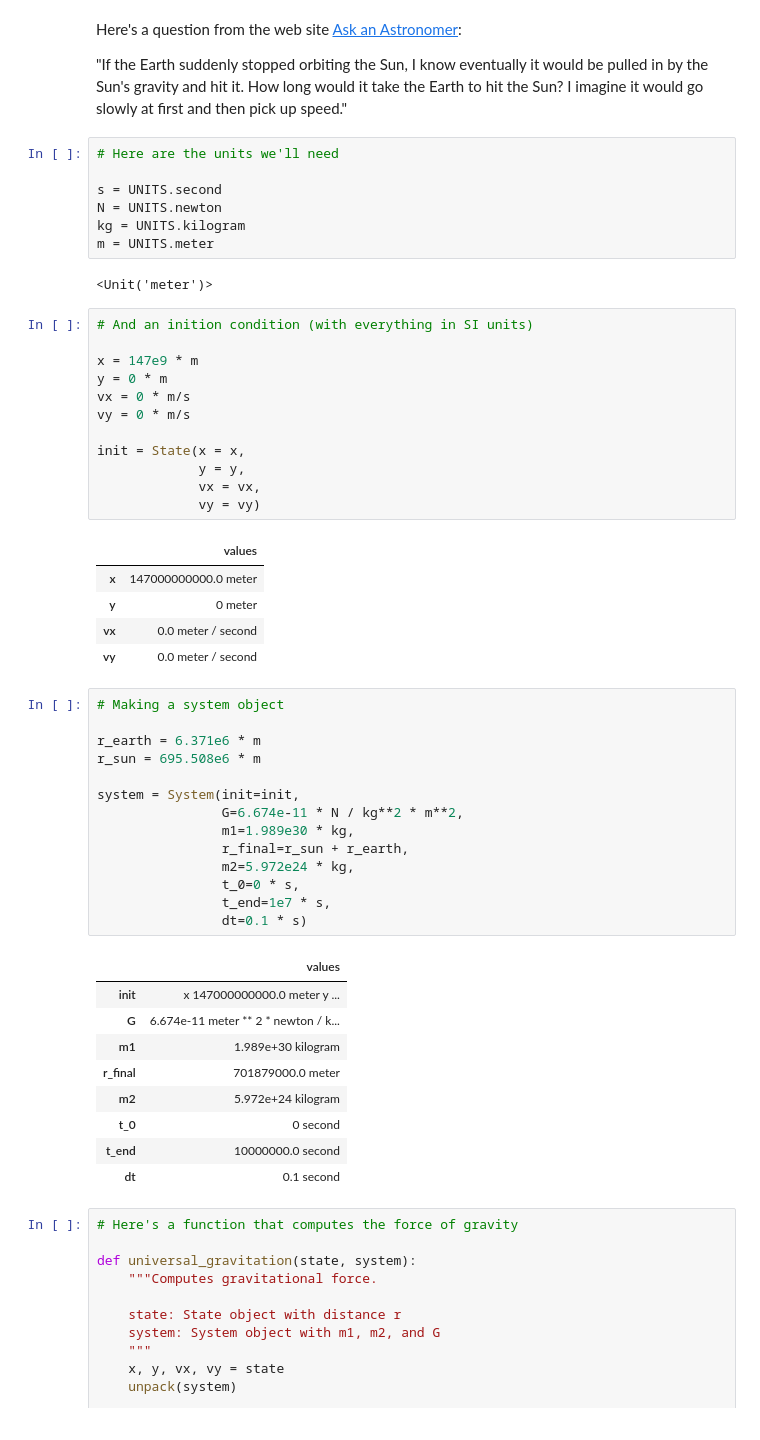
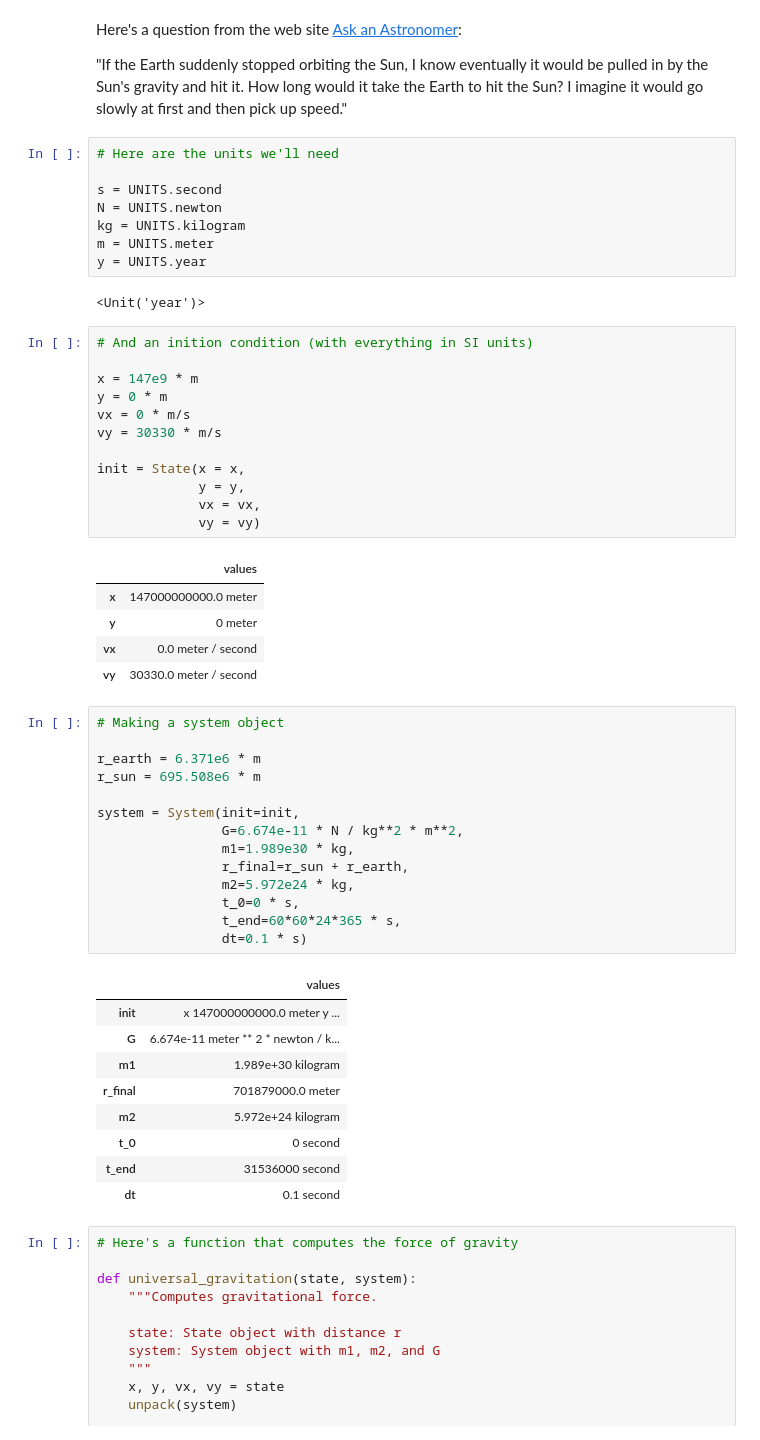
Before and after one commit to bsuchower/ModSimPy, a Jupyter notebook: code/orbit_homework.ipynb, the cells around one changed output. Drawn from its saved outputs; the diff is of its cells as text.

```diff
--- a/code/orbit_homework.ipynb
+++ b/code/orbit_homework.ipynb
@@ -23,26 +23,27 @@ s = UNITS.second
 N = UNITS.newton
 kg = UNITS.kilogram
 m = UNITS.meter
+y = UNITS.year
 # %% [output]
-<Unit('meter')>
+<Unit('year')>
 # %%
 # And an inition condition (with everything in SI units)
 
 x = 147e9 * m
 y = 0 * m
 vx = 0 * m/s
-vy = 0 * m/s
+vy = 30330 * m/s
 
 init = State(x = x,
              y = y,
              vx = vx,
              vy = vy)
 # %% [output]
 |  | values |
 | x | 147000000000.0 meter |
 | y | 0 meter |
 | vx | 0.0 meter / second |
-| vy | 0.0 meter / second |
+| vy | 30330.0 meter / second |
 # %%
 # Making a system object
 
@@ -55,7 +56,7 @@ system = System(init=init,
                 r_final=r_sun + r_earth,
                 m2=5.972e24 * kg,
                 t_0=0 * s,
-                t_end=1e7 * s,
+                t_end=60*60*24*365 * s,
                 dt=0.1 * s)
 # %% [output]
 |  | values |
@@ -65,7 +66,7 @@ system = System(init=init,
 | r_final | 701879000.0 meter |
 | m2 | 5.972e+24 kilogram |
 | t_0 | 0 second |
-| t_end | 10000000.0 second |
+| t_end | 31536000 second |
 | dt | 0.1 second |
 # %%
 # Here's a function that computes the force of gravity
```
Also changed, not shown: parts of 6 cells of this notebook.
